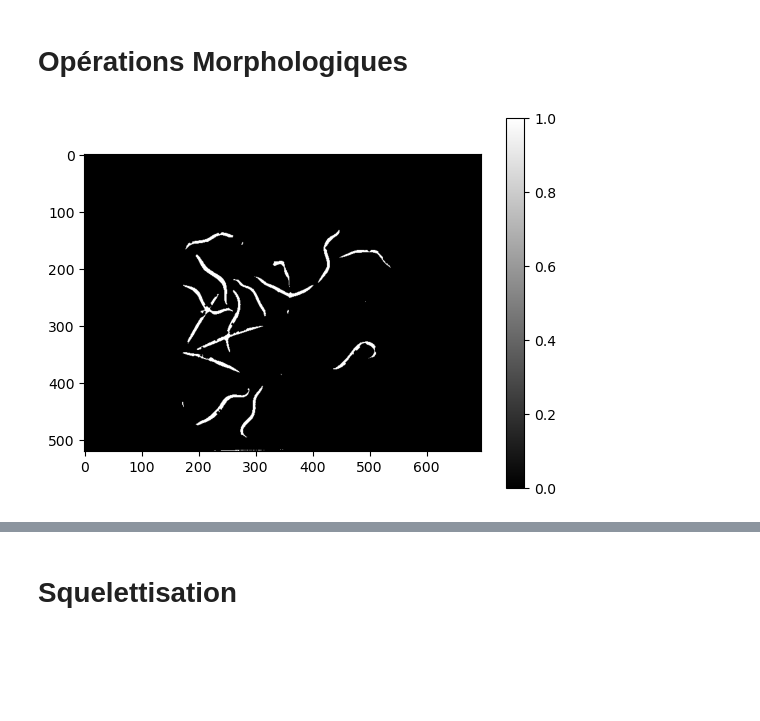
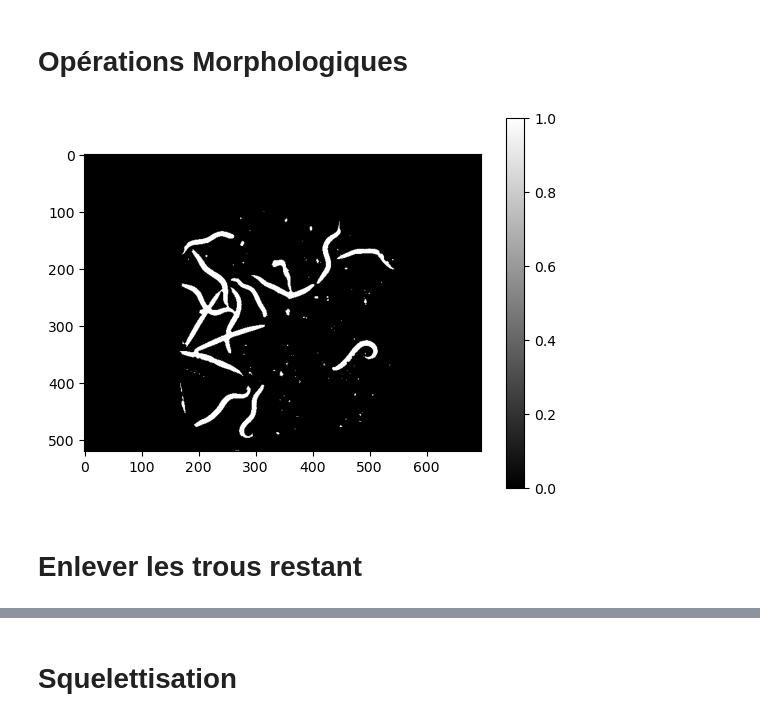
Before and after one commit to Lilian-GA/Nematode_status_assay, a Jupyter notebook: Nematods.ipynb, the cells around one changed output, grey strips where cells are left out. Cells and saved outputs as stored; diff of their text form; code cells hidden in the pictures; blank space fills up the shorter version.

Commit message:
ajout dilation erosion et filtre médiane

```diff
--- a/Nematods.ipynb
+++ b/Nematods.ipynb
@@ -125,7 +125,7 @@ plt.show()
 # %%
 l_wide_window_negative_countour = []
 
-width = 19
+width = 21
 
 for negative_countour in l_window_countour:
     l_wide_window_negative_countour.append(signal.convolve2d(negative_countour,np.ones((width,width)),mode='same')==0)
@@ -139,7 +139,7 @@ plt.show()
 l_img_local_thresholded_nematods = []
 
 for i,img in enumerate(l_img_local_thresholded):
-    l_img_local_thresholded_nematods.append(np.multiply(img, l_wide_window_negative_countour[i]))
+    l_img_local_thresholded_nematods.append(np.multiply(np.multiply(img, l_wide_window_negative_countour[i]),l_window[i]))
 # %%
 plt.imshow(l_img_local_thresholded_nematods[0], cmap="gray")
 plt.colorbar()
@@ -187,9 +187,15 @@ def multiple_erosions_and_dilataions(bin_img,l):
             bin_img = dilatation(bin_img).copy()
     return bin_img
 # %%
-test = multiple_erosions_and_dilataions(l_img_local_thresholded_nematods[0],2*['e'])
-plt.imshow(test, cmap="gray")
-plt.colorbar()
-plt.show()
+l_img_morph = []
+
+for img in l_img_local_thresholded_nematods:
+    l_img_morph.append(multiple_erosions_and_dilataions(img,['d','d','e','e']))
-# %% [output]
-[figure, removed]
+# %%
+plt.imshow(l_img_morph[0], cmap="gray")
+plt.colorbar()
+plt.show()
+# %% [output]
+[figure, added]
+# %% [markdown]
+# Enlever les trous restant
```
Also changed, not shown: parts of 6 cells of this notebook.
